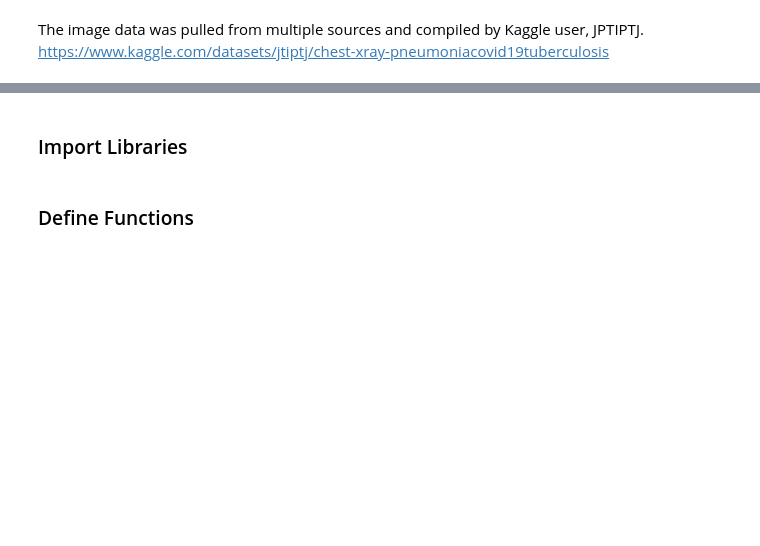
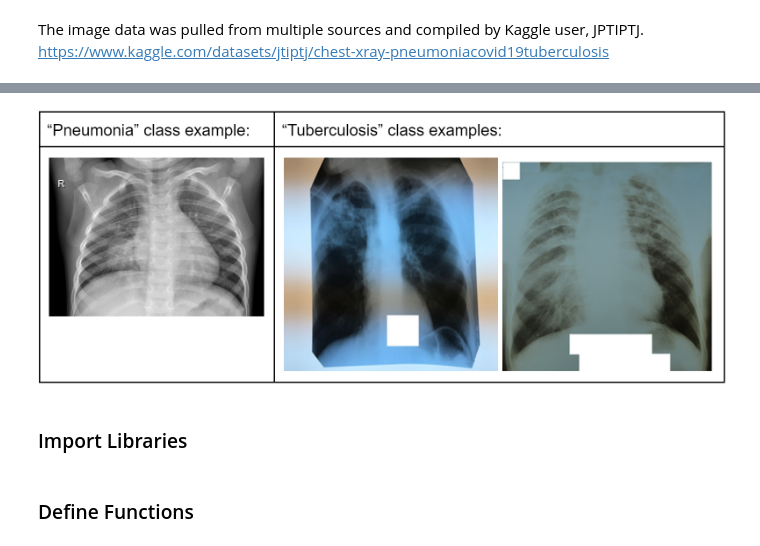
Before and after one commit to aaronmil/Chest_XRay, a Jupyter notebook: chestxray.ipynb, the cells around one changed output, grey strips where cells are left out. Saved outputs shown, nothing was run; the diff lists cells and outputs as text; code cells hidden in the pictures; blank space fills up the shorter version.

Commit message:
Add files via upload
Changed method for displaying Tuberculosis problem image

```diff
--- a/chestxray.ipynb
+++ b/chestxray.ipynb
@@ -16,3 +14,8 @@ The data provided from the source above also included chest x-rays for a TUBERCU
+# %%
+from PIL import Image
+Image.open("tb_issue.png")
+# %% [output]
+[figure, added]
 # %% [markdown]
 ### Import Libraries
 # %%
```
Also changed, not shown: parts of 3 cells of this notebook.
